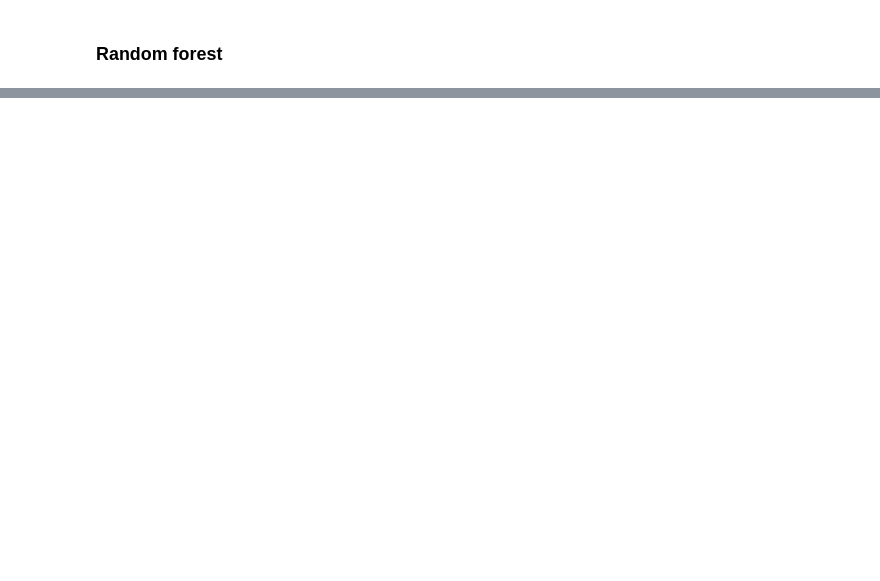
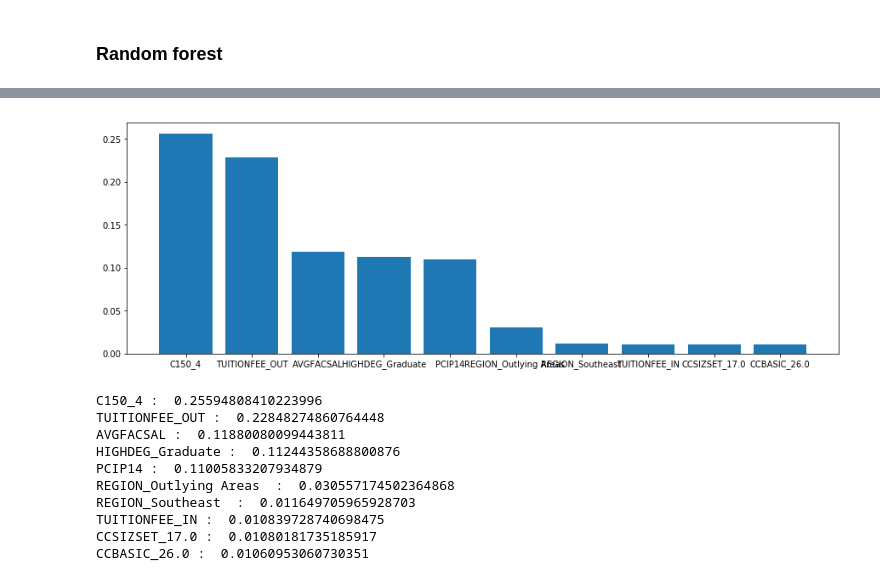
Before and after one commit to aidanclaffey/dsga-1001-college-scorecard, a Jupyter notebook: Model_evaluation.ipynb, the cells around one changed output, grey strips where cells are left out. Saved outputs shown, nothing was run; the diff lists cells and outputs as text; code cells hidden in the pictures; blank space fills up the shorter version.

```diff
--- a/Model_evaluation.ipynb
+++ b/Model_evaluation.ipynb
@@ -179,0 +394,13 @@ print('Test accuracy: ' + rand_forest.score(X_test, y_test))
+# %%
+prediction = rand_forest.predict(X_test)
+diff = y_test - prediction
+absdiff = np.abs(prediction - y_test)
+sorted_inds = np.argsort(-(absdiff))[:10]
+
+for i in sorted_inds:
+    name_index = train_test_index[5]['test'][i]
+    print(name[name_index])
+    print('predicted value:\t',prediction[i])
+    print('real value:\t\t', y_test[name_index])
+    print('difference:\t\t', diff[name_index])
+    print()
@@ -179,0 +409,13 @@ print('Test accuracy: ' + rand_forest.score(X_test, y_test))
+# %%
+prediction = rand_forest.predict(X_test)
+diff = y_test - prediction
+absdiff = np.abs(prediction - y_test)
+sorted_inds = np.argsort(absdiff)[:10]
+
+for i in sorted_inds:
+    name_index = train_test_index[5]['test'][i]
+    print(name[name_index])
+    print(prediction[i])
+    print(y_test[name_index])
+    print(diff[name_index])
+    print()
@@ -179,0 +485,24 @@ print('Test accuracy: ' + rand_forest.score(X_test, y_test))
+# %%
+# Plot feature importance
+
+x = np.arange(10)
+sorted_inds = np.argsort(-(feature_importances))[:10]
+sorted_colnames = X.columns[sorted_inds]
+fig = plt.figure(figsize = (15,5))
+plt.bar(x,feature_importances[sorted_inds], width = 0.8)
+plt.xticks(x,(sorted_colnames))
+plt.show()
+for i in range(0,10):
+    print(sorted_colnames[i],': ', feature_importances[sorted_inds[i]])
+# %% [output]
+[figure, added]
+C150_4 :  0.25594808410223996
+TUITIONFEE_OUT :  0.22848274860764448
+AVGFACSAL :  0.11880080099443811
+HIGHDEG_Graduate :  0.11244358688800876
+PCIP14 :  0.11005833207934879
+REGION_Outlying Areas  :  0.030557174502364868
+REGION_Southeast  :  0.011649705965928703
+TUITIONFEE_IN :  0.010839728740698475
+CCSIZSET_17.0 :  0.01080181735185917
+CCBASIC_26.0 :  0.01060953060730351
```
Also changed, not shown: parts of 29 cells of this notebook.
